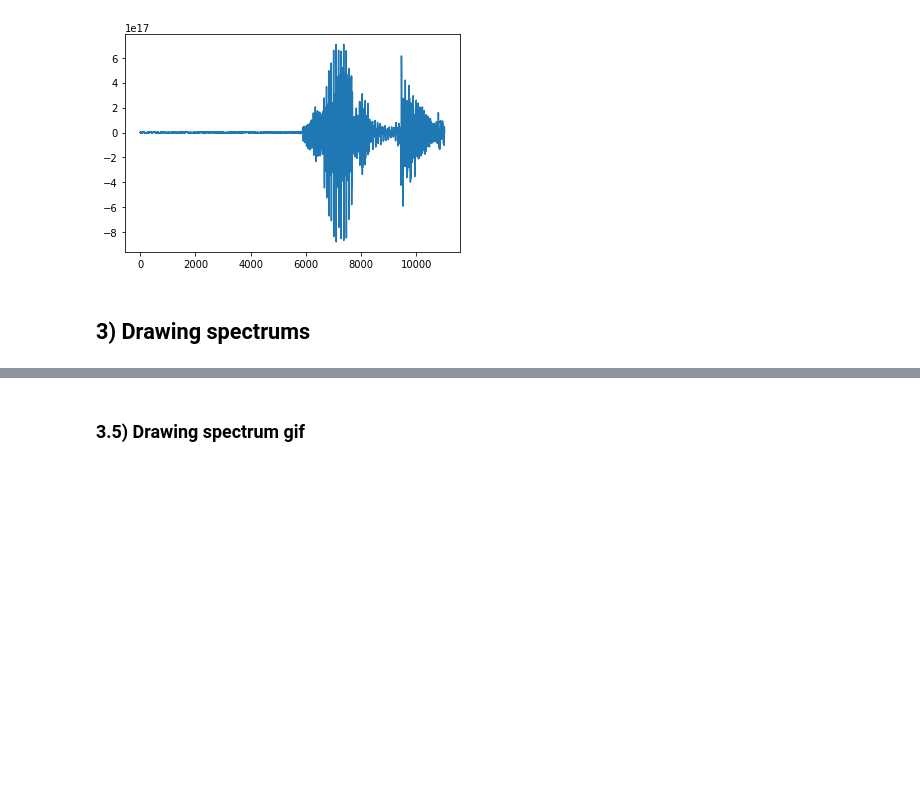
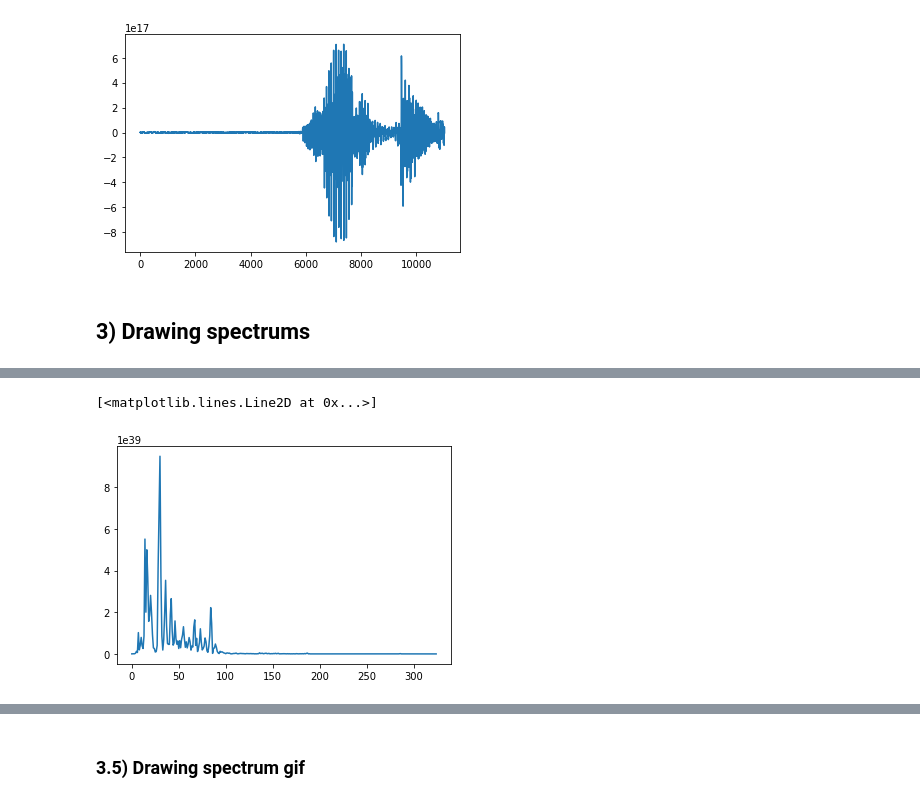
Before and after one commit to goznalo-git/AudioWaves, a Jupyter notebook: AudioWaves.ipynb, the cells around one changed output, grey strips where cells are left out. Cells and saved outputs as stored; diff of their text form; code cells hidden in the pictures; blank space fills up the shorter version.

```diff
--- a/AudioWaves.ipynb
+++ b/AudioWaves.ipynb
@@ -105,0 +111,8 @@ plt.grid(False)
+# %%
+# This is a P-nearest-averaged spectrum.
+Danfreq = spectrum.DaniellPeriodogram(sound_info[:onesec_info],8) # this is the frequency spectrum
+#print(Danfreq[0])
+plt.plot(Danfreq[0])
+# %% [output]
+[<matplotlib.lines.Line2D at 0x...>]
+[figure, added]
```
Also changed, not shown: parts of 6 cells of this notebook.
